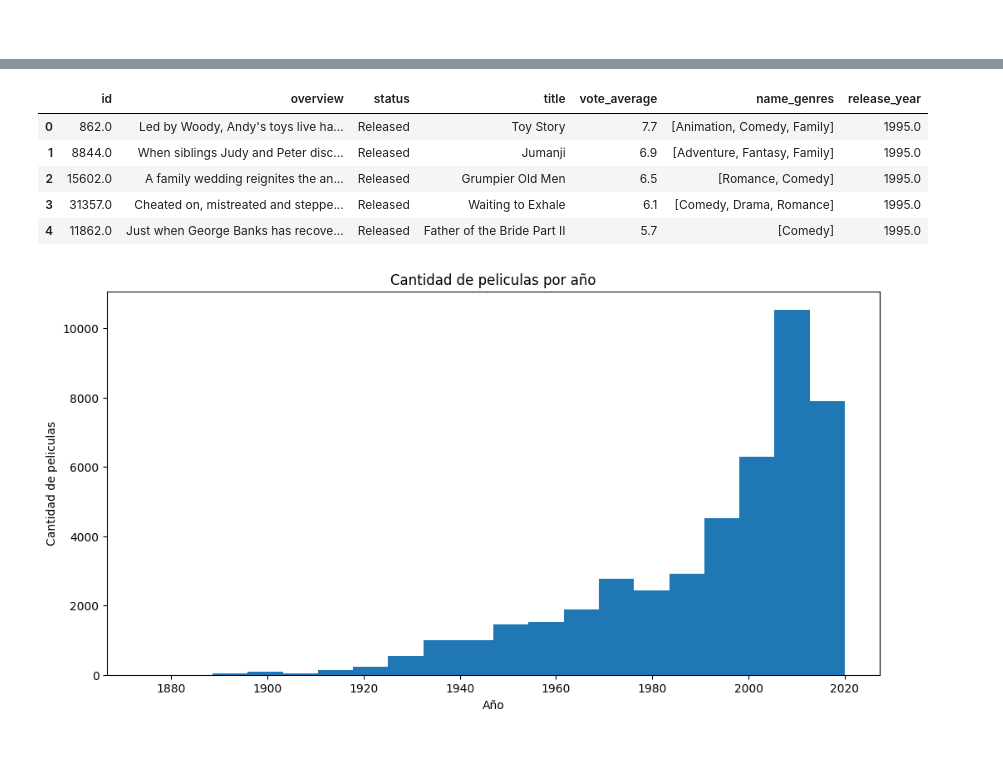
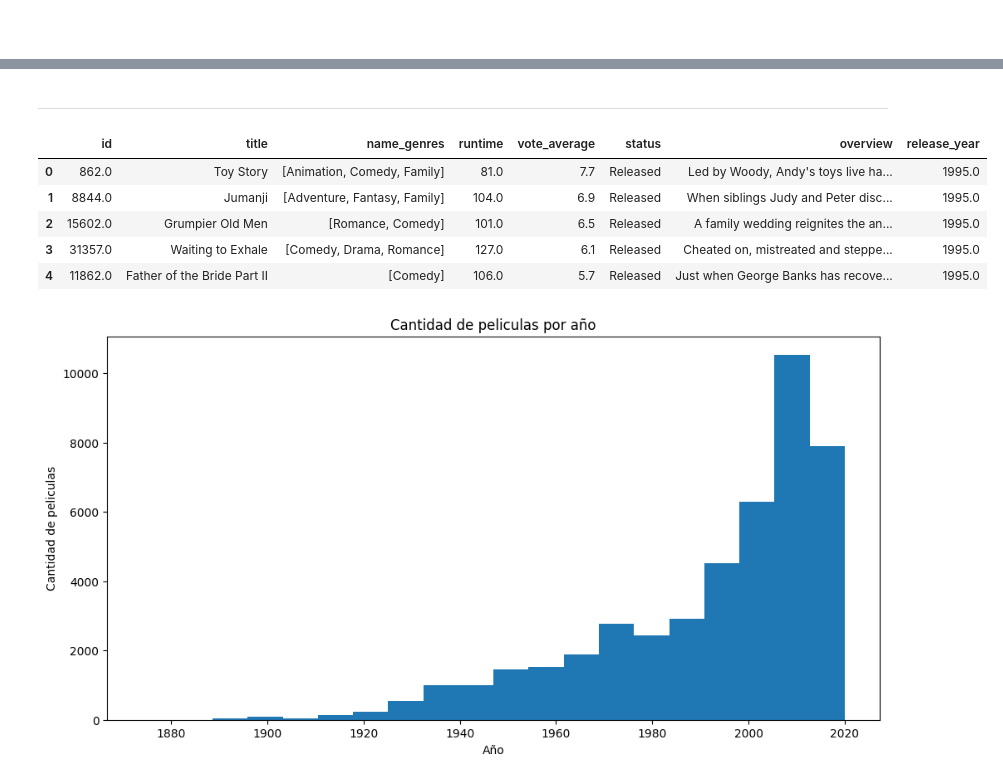
Before and after one commit to matiasbarriosled/MLOPS, a Jupyter notebook: eda/eda_movie.ipynb, the cells around one changed output, grey strips where cells are left out. Saved outputs shown, nothing was run; the diff lists cells and outputs as text; code cells hidden in the pictures; blank space fills up the shorter version.

```diff
--- a/eda/eda_movie.ipynb
+++ b/eda/eda_movie.ipynb
@@ -102,0 +114,2 @@ viendo esto me doy la idea que la unica que podria llegar a ser util es vote_ave
+# %%
+movies = movies[movies['runtime']<240]
@@ -103,13 +123,15 @@ viendo esto me doy la idea que la unica que podria llegar a ser util es vote_ave
+# %% [markdown]
+---
 # %%
-movies = movies.drop(['runtime','popularity','budget','revenue','vote_count'],axis=1)
+movies = movies.drop(['popularity','budget','revenue','vote_count'],axis=1)
 movies.head()
 # %% [output]
-|  | id | overview | status | title | vote_average | name_genres | release_year |
-| 0 | 862.0 | Led by Woody, Andy's toys live ha... | Released | Toy Story | 7.7 | [Animation, Comedy, Family] | 1995.0 |
-| 1 | 8844.0 | When siblings Judy and Peter disc... | Released | Jumanji | 6.9 | [Adventure, Fantasy, Family] | 1995.0 |
-| 2 | 15602.0 | A family wedding reignites the an... | Released | Grumpier Old Men | 6.5 | [Romance, Comedy] | 1995.0 |
-| 3 | 31357.0 | Cheated on, mistreated and steppe... | Released | Waiting to Exhale | 6.1 | [Comedy, Drama, Romance] | 1995.0 |
-| 4 | 11862.0 | Just when George Banks has recove... | Released | Father of the Bride Part II | 5.7 | [Comedy] | 1995.0 |
+|  | id | title | name_genres | runtime | vote_average | status | overview | release_year |
+| 0 | 862.0 | Toy Story | [Animation, Comedy, Family] | 81.0 | 7.7 | Released | Led by Woody, Andy's toys live ha... | 1995.0 |
+| 1 | 8844.0 | Jumanji | [Adventure, Fantasy, Family] | 104.0 | 6.9 | Released | When siblings Judy and Peter disc... | 1995.0 |
+| 2 | 15602.0 | Grumpier Old Men | [Romance, Comedy] | 101.0 | 6.5 | Released | A family wedding reignites the an... | 1995.0 |
+| 3 | 31357.0 | Waiting to Exhale | [Comedy, Drama, Romance] | 127.0 | 6.1 | Released | Cheated on, mistreated and steppe... | 1995.0 |
+| 4 | 11862.0 | Father of the Bride Part II | [Comedy] | 106.0 | 5.7 | Released | Just when George Banks has recove... | 1995.0 |
 # %%
 plt.figure(figsize=(12, 6))
 plt.hist(movies['release_year'], bins=20)
```
Also changed, not shown: parts of 39 cells of this notebook, 3 other files.
